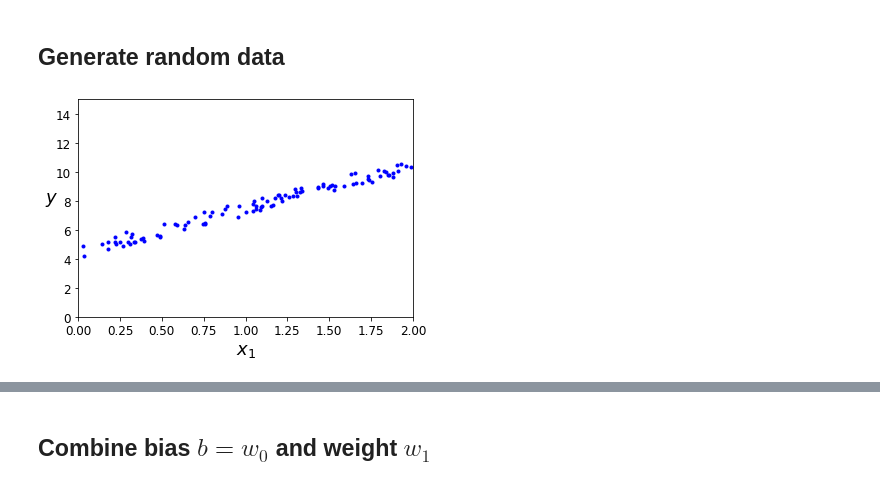
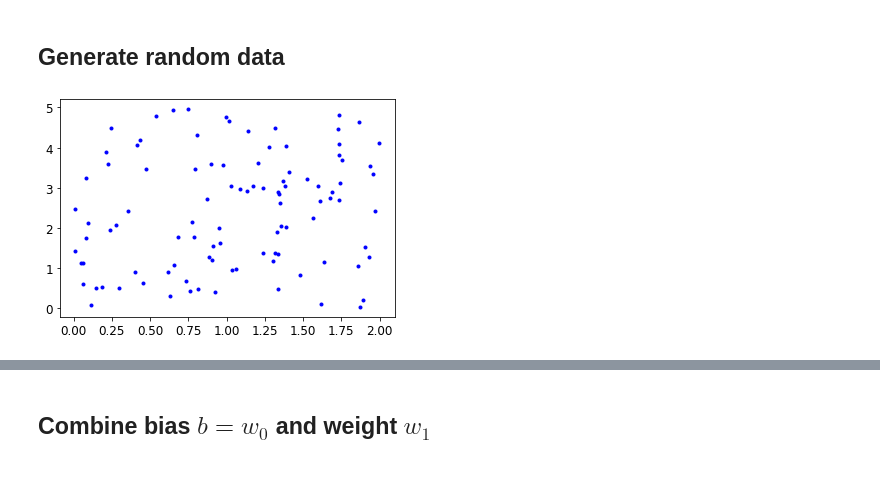
Before and after one commit to TatianaO8/AI, a Jupyter notebook: HW_2_2.ipynb, the cells around one changed output, grey strips where cells are left out. Saved outputs shown, nothing was run; the diff lists cells and outputs as text; code cells hidden in the pictures.

```diff
--- a/HW_2_2.ipynb
+++ b/HW_2_2.ipynb
@@ -9,25 +9,18 @@ import numpy as np
 %matplotlib inline
 import matplotlib as mpl
 import matplotlib.pyplot as plt
-mpl.rc('axes', labelsize=14)
-mpl.rc('xtick', labelsize=12)
-mpl.rc('ytick', labelsize=12)
+from mpl_toolkits.mplot3d import Axes3D
 # %% [markdown]
 ## Generate random data
 # %%
-# generate m random pairs (x_1, y_1)
+# generate m random pairs (x_1, x_2, y)
 
 m = 100
 X_1 = 2 * np.random.rand(m, 1)
-X_2 = 2 * np.random.rand(m, 1)
-X = np.array([X_1, X_2])
-y_1 = 4 + 3 * X_1 + np.random.rand(m, 1)
-y_2 = 4 + 3 * X_2 + np.random.rand(m, 1)
+X_2 = 5 * np.random.rand(m, 1)
+y = X_1 + X_2
+
+plt.plot(X_1, X_2, "b.")
+plt.show()
+# %% [output]
+[figure, added]
-# %%
-plt.plot(X_1, y_1, "b.")
-plt.xlabel("$x_1$", fontsize=18)
-plt.ylabel("$y$", rotation=0, fontsize=18)
-plt.axis([0, 2, 0, 15])
-plt.show()
-# %% [output]
-[figure, removed]
```
Also changed, not shown: parts of 11 cells of this notebook.
